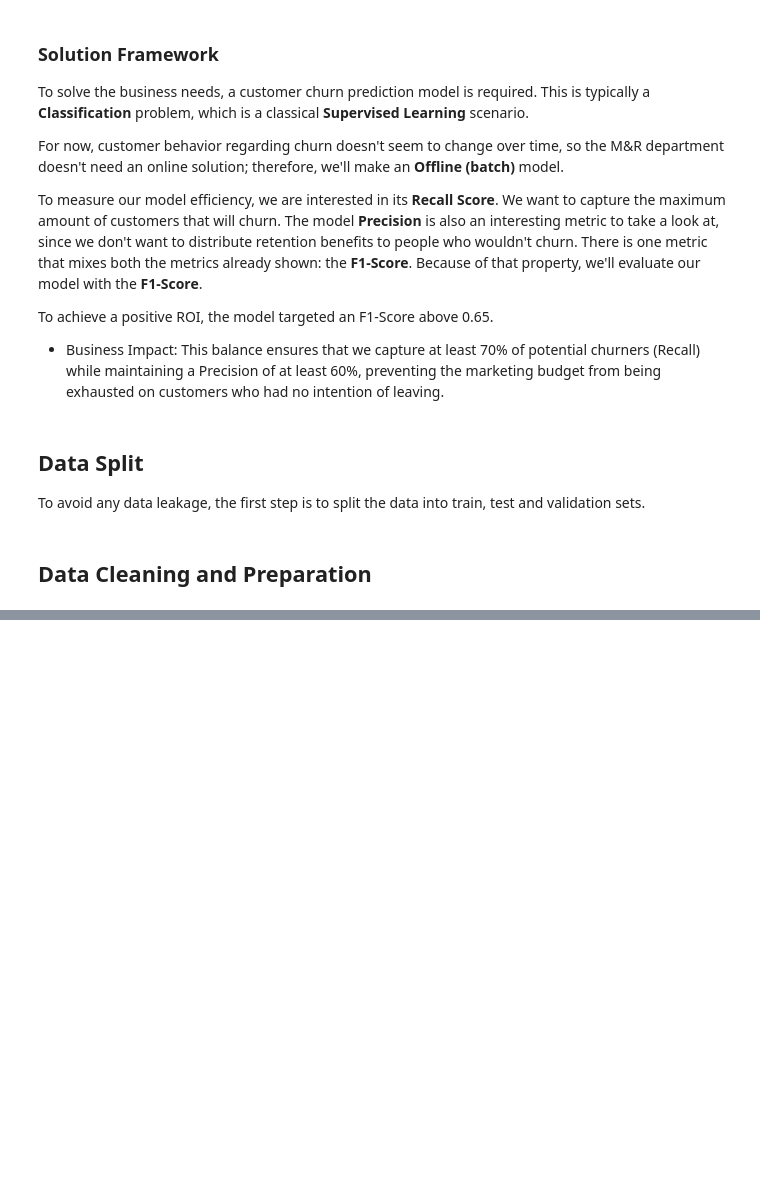
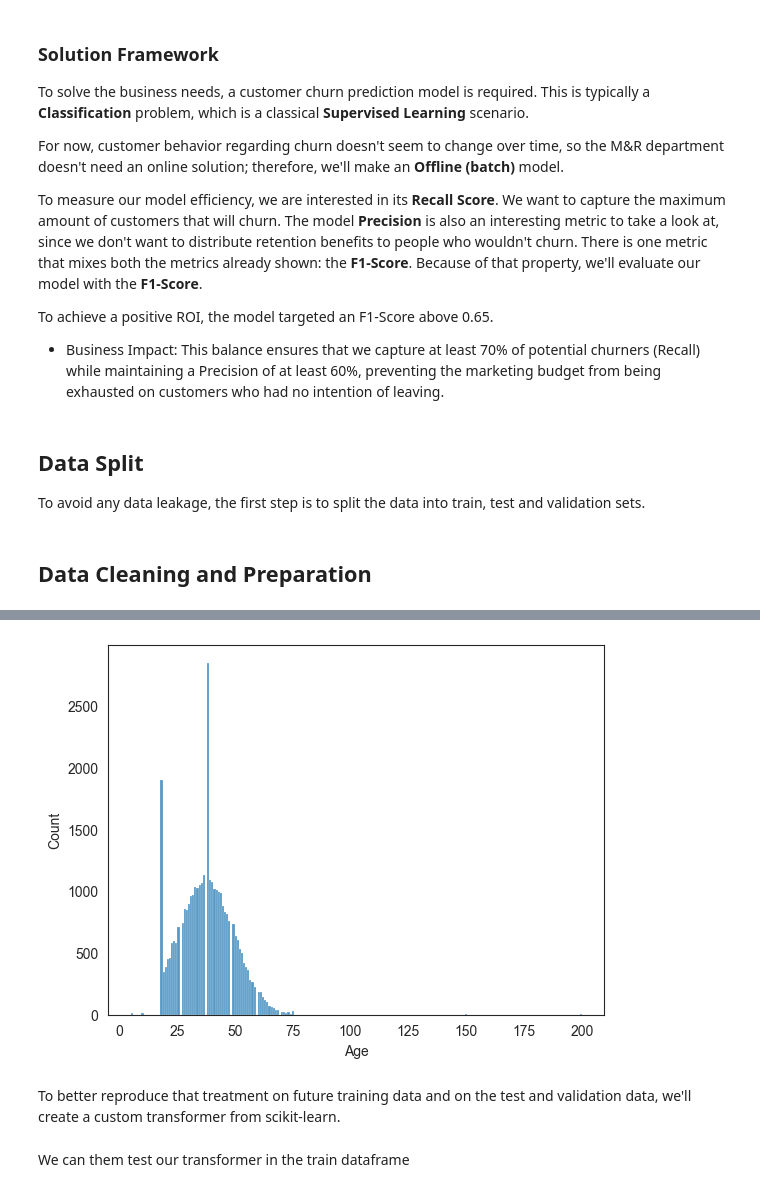
Before and after one commit to Kaio1005/Customer-Churn, a Jupyter notebook: Customer_churn_notebook.ipynb, the cells around one changed output, grey strips where cells are left out. Drawn from its saved outputs; the diff is of its cells as text; code cells hidden in the pictures; blank space fills up the shorter version.

```diff
--- a/Customer_churn_notebook.ipynb
+++ b/Customer_churn_notebook.ipynb
@@ -72,0 +198,6 @@ X_val, X_test, y_val, y_test = train_test_split(
+# %%
+median = train_data_df.loc[(train_data_df['Age'] >= 18) & (train_data_df['Age'] <= 100), 'Age'].median()
+
+age_analysis_df = train_data_df.Age.fillna(median)
+age_analysis_df.Age = train_data_df.Age.apply(lambda x : median if (x < 18 or x > 100) else x)
+age_analysis_df.Age.describe()
@@ -72,0 +214,7 @@ X_val, X_test, y_val, y_test = train_test_split(
+# %%
+sns.histplot(age_analysis_df)
+plt.show()
+# %% [output]
+[figure, added]
+# %% [markdown]
+To better reproduce that treatment on future training data and on the test and validation data, we'll create a custom transformer from scikit-learn.
@@ -72,0 +243,2 @@ X_val, X_test, y_val, y_test = train_test_split(
+# %% [markdown]
+We can them test our transformer in the train dataframe
```
Also changed, not shown: parts of 30 cells of this notebook.
